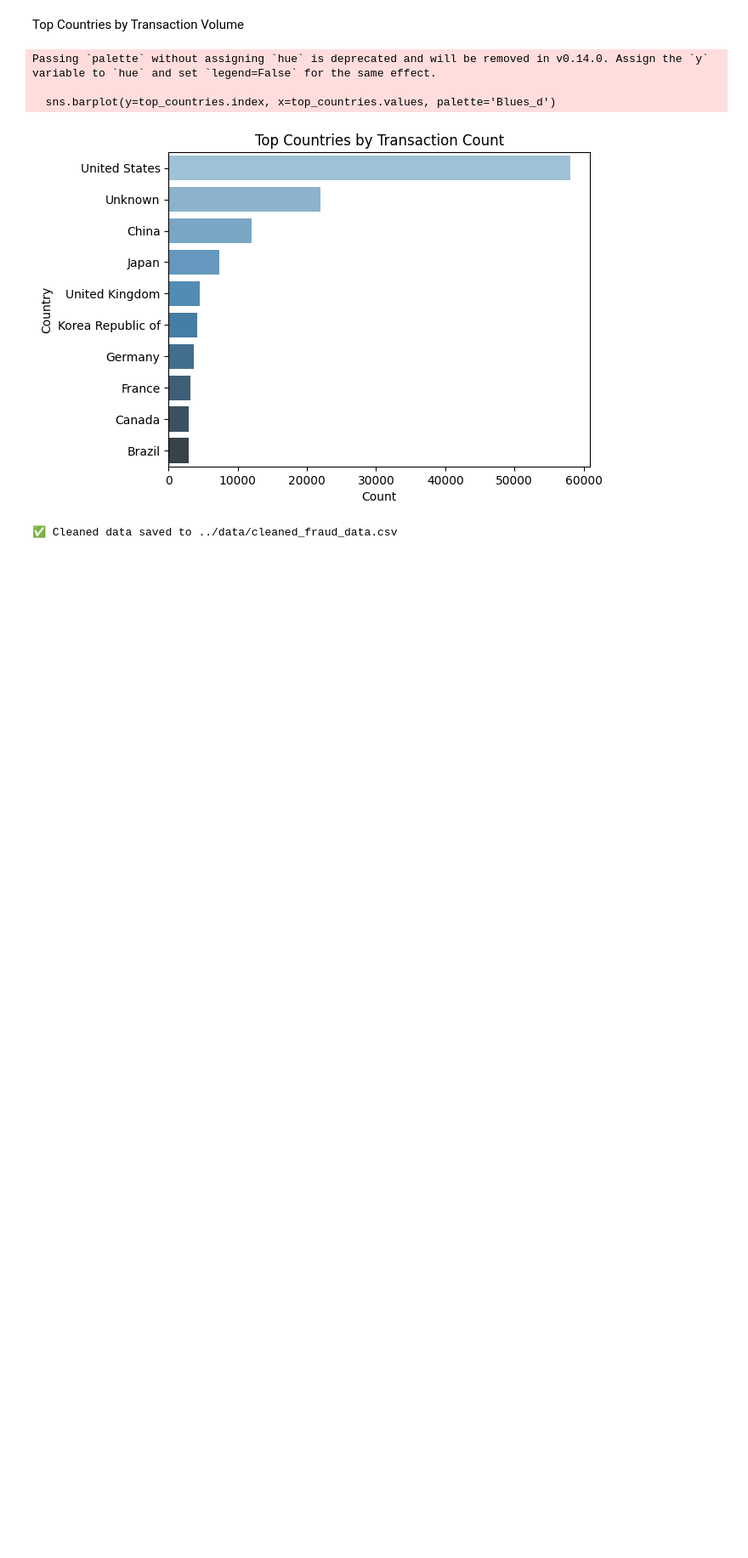
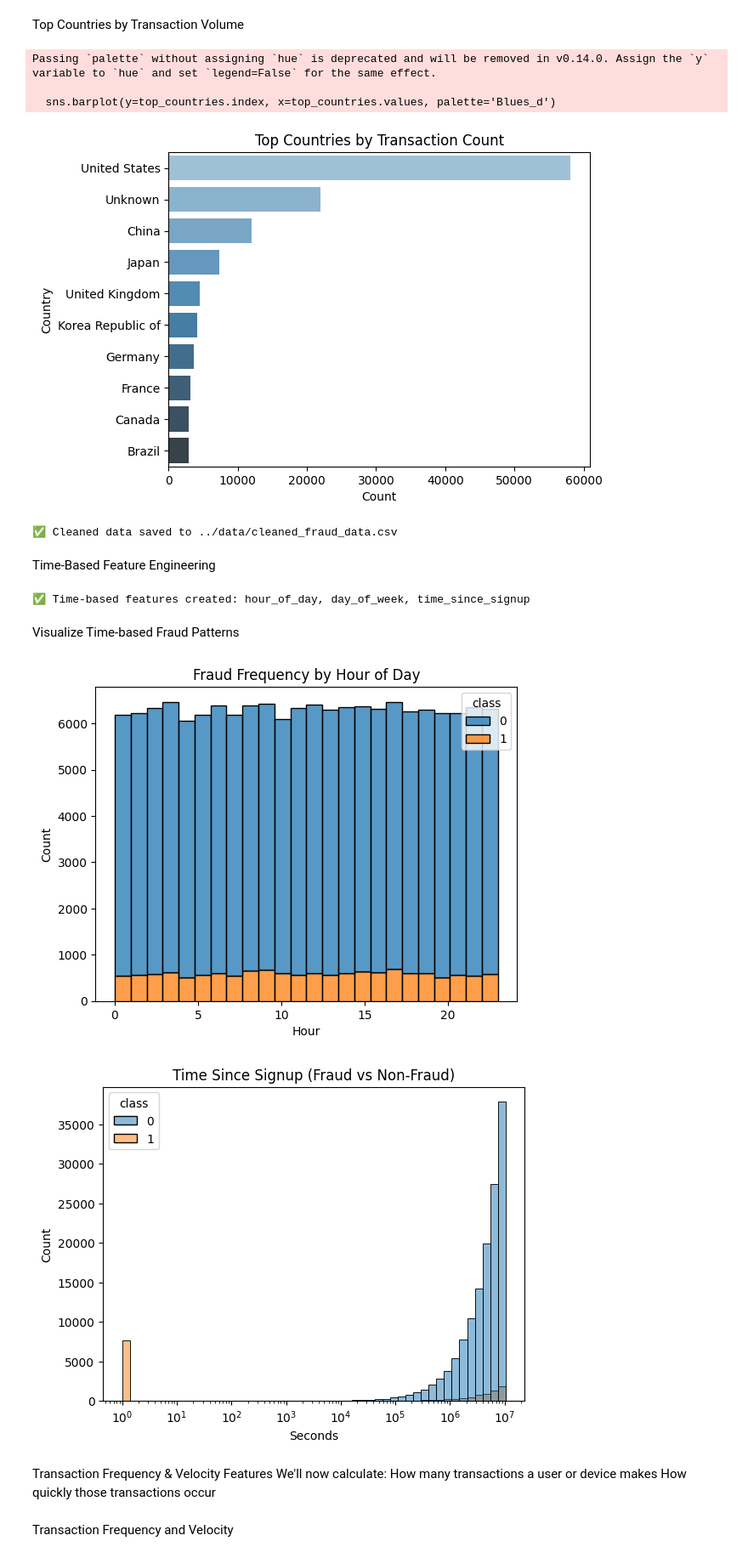
Before and after one commit to Filimon-H/fraud-detection-ecommerce-banking, a Jupyter notebook: notebook/eda_fraud_data.ipynb, the cells around one changed output. Shown at 85% size. Saved outputs shown, nothing was run; the diff lists cells and outputs as text; code cells hidden in the pictures; blank space fills up the shorter version.

Commit message:
Feature Engineering

```diff
--- a/notebook/eda_fraud_data.ipynb
+++ b/notebook/eda_fraud_data.ipynb
@@ -344,3 +345,40 @@ fraud_df_clean.to_csv(output_path, index=False)
 print(f"✅ Cleaned data saved to {output_path}")
 # %% [output]
 ✅ Cleaned data saved to ../data/cleaned_fraud_data.csv
+# %% [markdown]
+Time-Based Feature Engineering
+# %%
+# Convert timestamps if not done already
+fraud_df_clean['signup_time'] = pd.to_datetime(fraud_df_clean['signup_time'], errors='coerce')
+fraud_df_clean['purchase_time'] = pd.to_datetime(fraud_df_clean['purchase_time'], errors='coerce')
+
+# Create time features
+fraud_df_clean['hour_of_day'] = fraud_df_clean['purchase_time'].dt.hour
+fraud_df_clean['day_of_week'] = fraud_df_clean['purchase_time'].dt.dayofweek
+fraud_df_clean['time_since_signup'] = (fraud_df_clean['purchase_time'] - fraud_df_clean['signup_time']).dt.total_seconds()
+
+print("✅ Time-based features created: hour_of_day, day_of_week, time_since_signup")
+# %% [output]
+✅ Time-based features created: hour_of_day, day_of_week, time_since_signup
+# %% [markdown]
+Visualize Time-based Fraud Patterns
+# %%
+sns.histplot(data=fraud_df_clean, x='hour_of_day', hue='class', multiple='stack', bins=24)
+plt.title("Fraud Frequency by Hour of Day")
+plt.xlabel("Hour")
+plt.show()
+
+sns.histplot(data=fraud_df_clean, x='time_since_signup', hue='class', bins=50, log_scale=True)
+plt.title("Time Since Signup (Fraud vs Non-Fraud)")
+plt.xlabel("Seconds")
+plt.show()
+# %% [output]
+[figure, added]
+[figure, added]
+# %% [markdown]
+Transaction Frequency & Velocity Features
+We'll now calculate:
+How many transactions a user or device makes
+How quickly those transactions occur
+# %% [markdown]
+Transaction Frequency and Velocity
```
Also changed, not shown: parts of 3 cells of this notebook.
